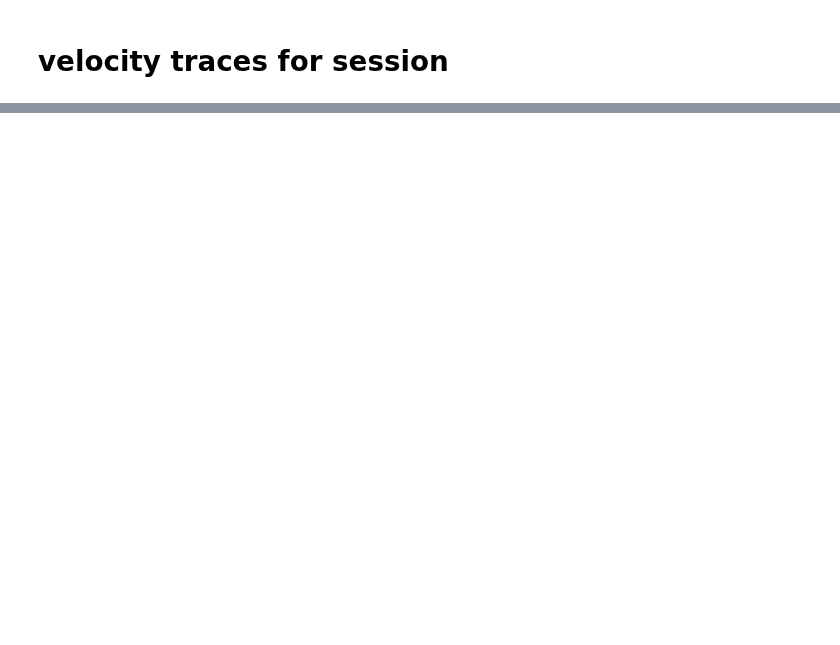
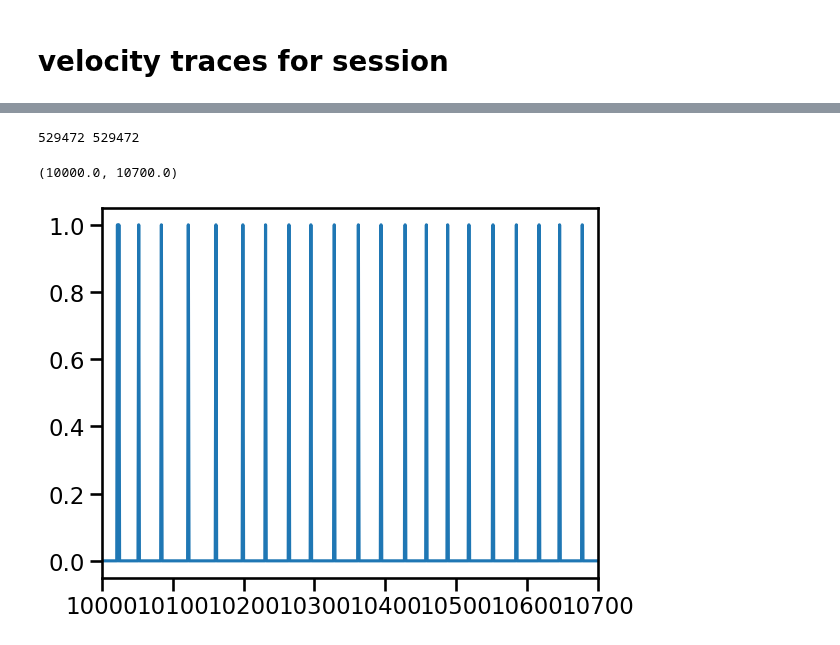
Before and after one commit to AllenNeuralDynamics/Aind.Behavior.VrForaging.Analysis, a Jupyter notebook: notebooks/BehaviorAnalysis/batch 4- novelty/streamlined.ipynb, the cells around one changed output, grey strips where cells are left out. Drawn from its saved outputs; the diff is of its cells as text; code cells hidden in the pictures; blank space fills up the shorter version.

```diff
--- a/notebooks/BehaviorAnalysis/batch 4- novelty/streamlined.ipynb
+++ b/notebooks/BehaviorAnalysis/batch 4- novelty/streamlined.ipynb
@@ -489,7 +486,7 @@ def identify_peaks_and_troughs(data, width_peaks=5, prominence_peaks=0.1, width_
     Identify peaks and troughs in the given data.
 
     Parameters:
-    - data: The data array to analyze.
+    - data: The data array to analyze, typically used w sniff data.
     - width_peaks: Minimum width of peaks.
     - prominence_peaks: Minimum prominence of peaks.
     - width_troughs: Minimum width of troughs.
@@ -818,0 +892,13 @@ plotting.velocity_traces_odor_entry(trial_summary, max_range=max(trial_summary.s
+# %%
+sniff_timestamps = stream_data.breathing.index
+peaks_timeseries = np.zeros(len(sniff_timestamps))
+peaks_timeseries[peak_time_indices] = 1
+print(len(sniff_timestamps), len(peaks_timeseries))
+# %% [output]
+529472 529472
+# %%
+plt.plot(peaks_timeseries)
+plt.xlim(10000, 10700)
+# %% [output]
+(10000.0, 10700.0)
+[figure, added]
```
Also changed, not shown: parts of 26 cells of this notebook.
